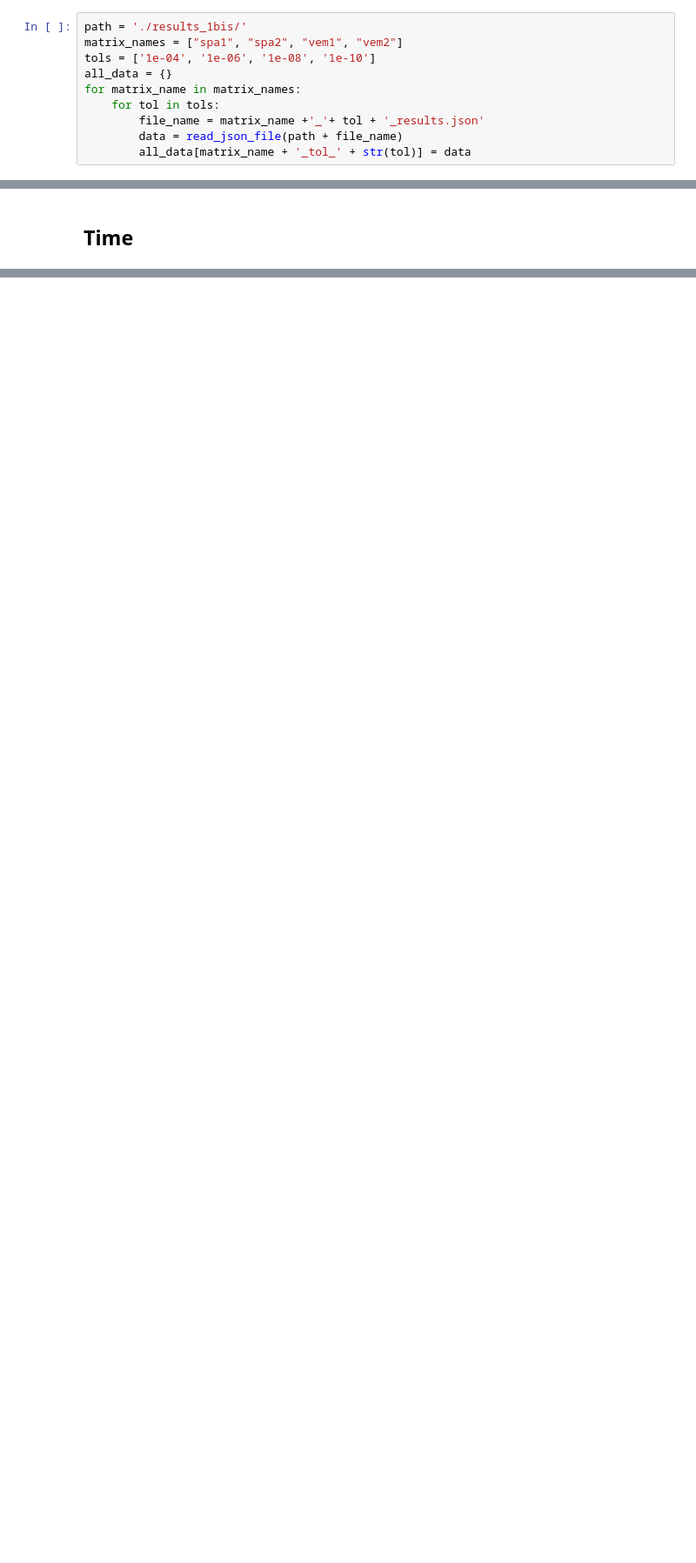
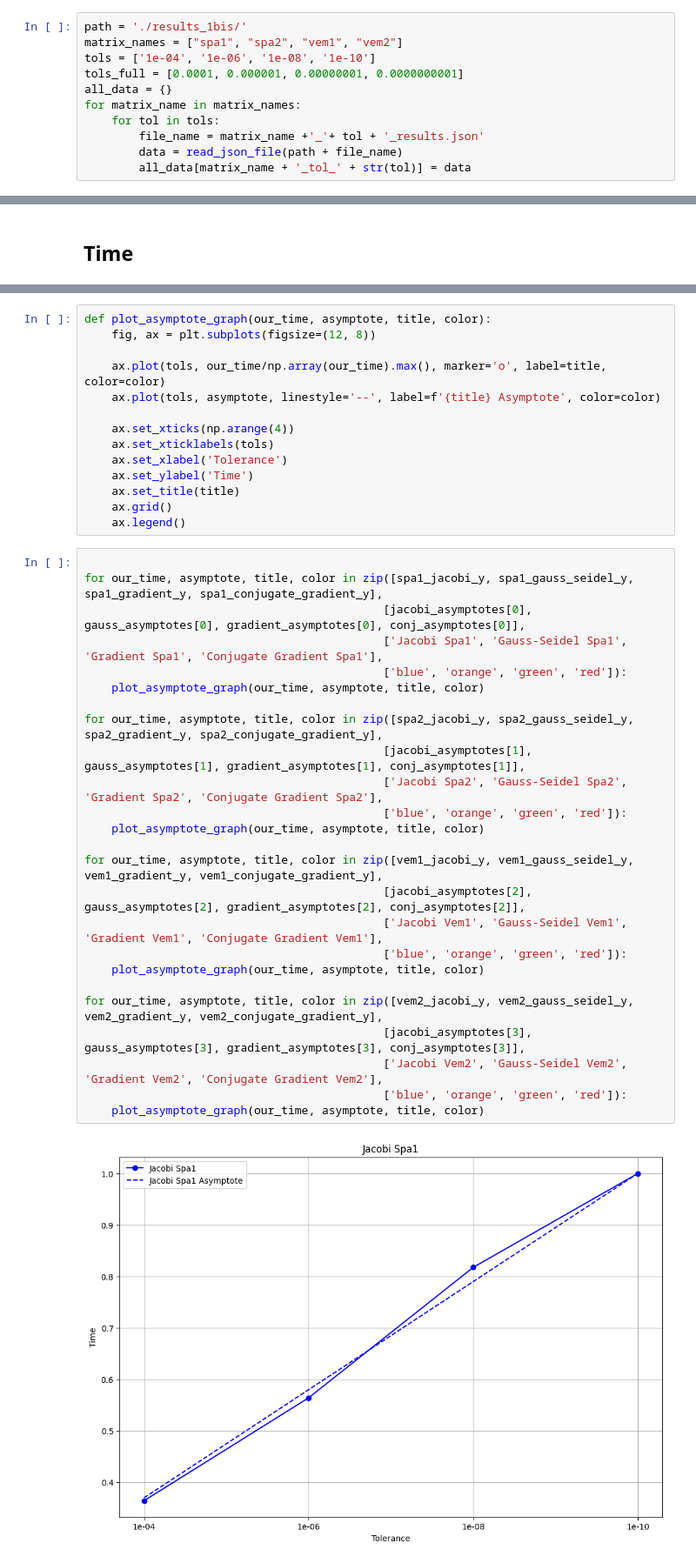
Before and after one commit to simone-vendramini/metodi_calcolo_scientifico, a Jupyter notebook: compare_results_1bis.ipynb, the cells around one changed output, grey strips where cells are left out. Shown at 87% size. Cells and saved outputs as stored; diff of their text form; blank space fills up the shorter version.

```diff
--- a/compare_results_1bis.ipynb
+++ b/compare_results_1bis.ipynb
@@ -13,6 +13,7 @@ def read_json_file(file_name):
 path = './results_1bis/'
 matrix_names = ["spa1", "spa2", "vem1", "vem2"]
 tols = ['1e-04', '1e-06', '1e-08', '1e-10']
+tols_full = [0.0001, 0.000001, 0.00000001, 0.0000000001]
 all_data = {}
 for matrix_name in matrix_names:
     for tol in tols:
@@ -287,0 +324,41 @@ for matrix in matrices:
+# %%
+def plot_asymptote_graph(our_time, asymptote, title, color):
+    fig, ax = plt.subplots(figsize=(12, 8))
+
+    ax.plot(tols, our_time/np.array(our_time).max(), marker='o', label=title, color=color)
+    ax.plot(tols, asymptote, linestyle='--', label=f'{title} Asymptote', color=color)
+
+    ax.set_xticks(np.arange(4))
+    ax.set_xticklabels(tols)
+    ax.set_xlabel('Tolerance')
+    ax.set_ylabel('Time')
+    ax.set_title(title)
+    ax.grid()
+    ax.legend()
+# %%
+
+for our_time, asymptote, title, color in zip([spa1_jacobi_y, spa1_gauss_seidel_y, spa1_gradient_y, spa1_conjugate_gradient_y],
+                                            [jacobi_asymptotes[0], gauss_asymptotes[0], gradient_asymptotes[0], conj_asymptotes[0]],
+                                            ['Jacobi Spa1', 'Gauss-Seidel Spa1', 'Gradient Spa1', 'Conjugate Gradient Spa1'],
+                                            ['blue', 'orange', 'green', 'red']):
+    plot_asymptote_graph(our_time, asymptote, title, color)
+
+for our_time, asymptote, title, color in zip([spa2_jacobi_y, spa2_gauss_seidel_y, spa2_gradient_y, spa2_conjugate_gradient_y],
+                                            [jacobi_asymptotes[1], gauss_asymptotes[1], gradient_asymptotes[1], conj_asymptotes[1]],
+                                            ['Jacobi Spa2', 'Gauss-Seidel Spa2', 'Gradient Spa2', 'Conjugate Gradient Spa2'],
+                                            ['blue', 'orange', 'green', 'red']):
+    plot_asymptote_graph(our_time, asymptote, title, color)
+
+for our_time, asymptote, title, color in zip([vem1_jacobi_y, vem1_gauss_seidel_y, vem1_gradient_y, vem1_conjugate_gradient_y],
+                                            [jacobi_asymptotes[2], gauss_asymptotes[2], gradient_asymptotes[2], conj_asymptotes[2]],
+                                            ['Jacobi Vem1', 'Gauss-Seidel Vem1', 'Gradient Vem1', 'Conjugate Gradient Vem1'],
+                                            ['blue', 'orange', 'green', 'red']):
+    plot_asymptote_graph(our_time, asymptote, title, color)
+
+for our_time, asymptote, title, color in zip([vem2_jacobi_y, vem2_gauss_seidel_y, vem2_gradient_y, vem2_conjugate_gradient_y],
+                                            [jacobi_asymptotes[3], gauss_asymptotes[3], gradient_asymptotes[3], conj_asymptotes[3]],
+                                            ['Jacobi Vem2', 'Gauss-Seidel Vem2', 'Gradient Vem2', 'Conjugate Gradient Vem2'],
+                                            ['blue', 'orange', 'green', 'red']):
+    plot_asymptote_graph(our_time, asymptote, title, color)
+# %% [output]
+[figure, added]
```
Also changed, not shown: parts of 16 cells of this notebook, 29 other files.
